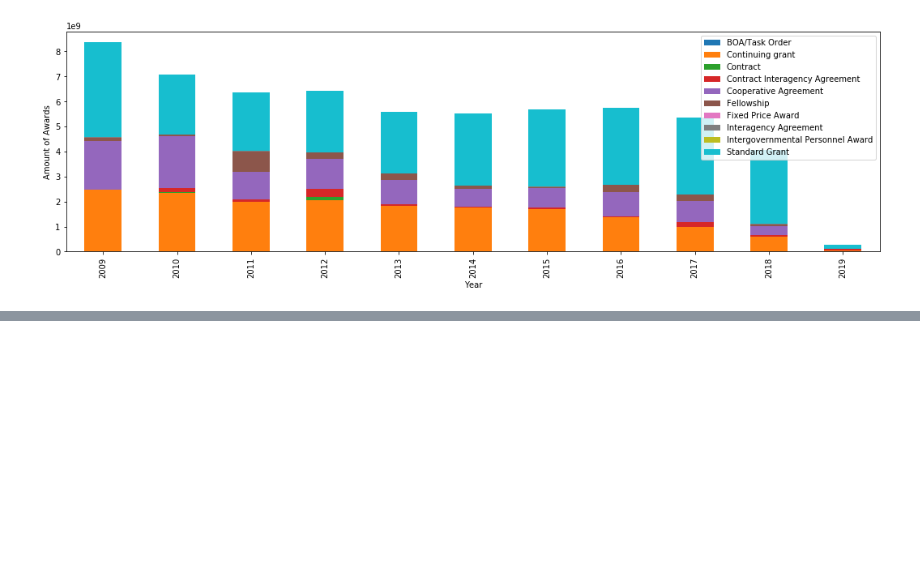
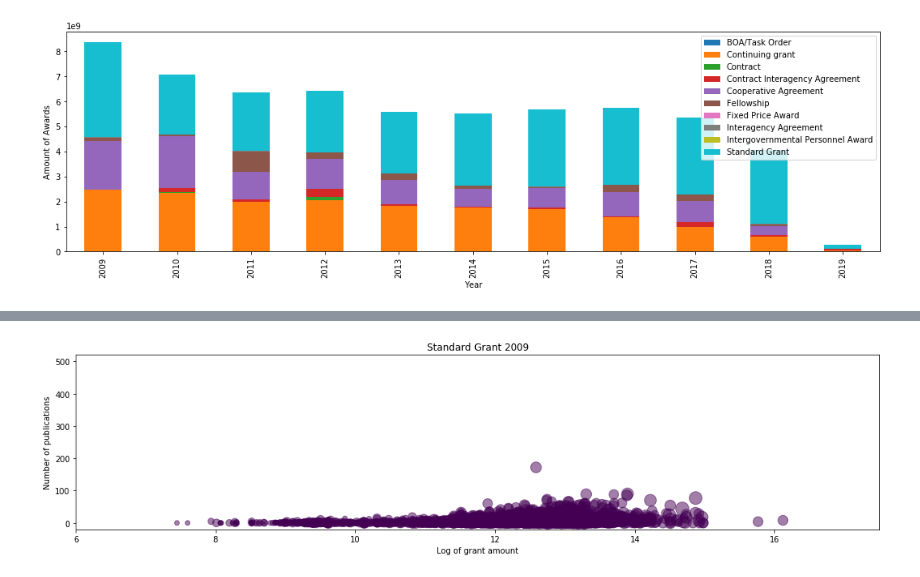
Before and after one commit to shinminjeong/citetrends, a Jupyter notebook: grantpub/nsf_grant_plot.ipynb, the cells around one changed output, grey strips where cells are left out. Cells and saved outputs as stored; diff of their text form; code cells hidden in the pictures; blank space fills up the shorter version.

```diff
--- a/grantpub/nsf_grant_plot.ipynb
+++ b/grantpub/nsf_grant_plot.ipynb
@@ -51,0 +78,4 @@ plt.show()
+# %%
+numpub_amount_plot(2009, ["Standard Grant"], xlim=[6,17.5], ylim=[-20,520])
+# %% [output]
+[figure, added]
```
Also changed, not shown: parts of 5 cells of this notebook, 2 other files.
